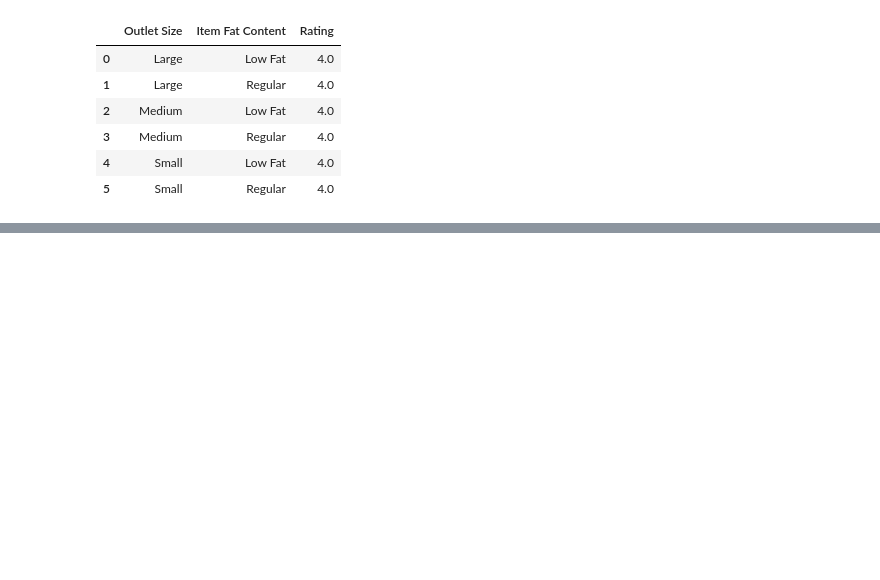
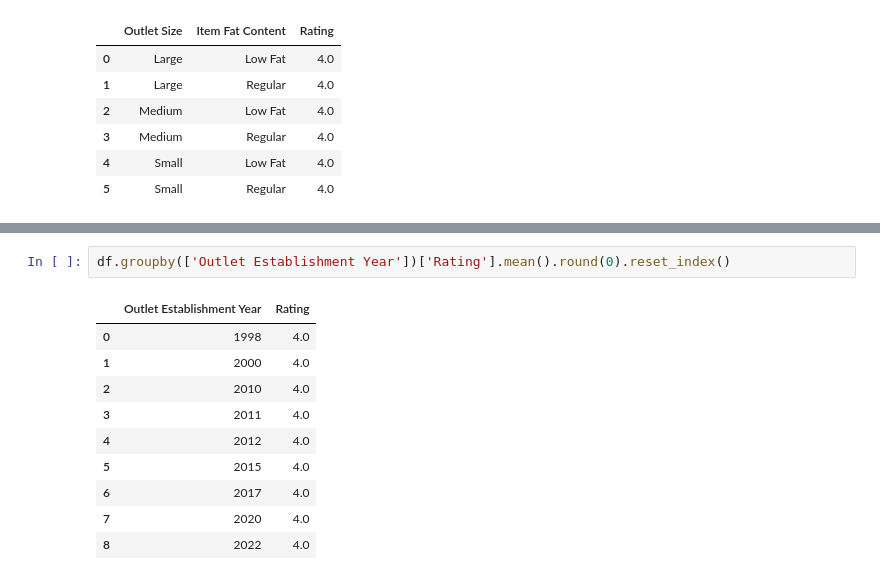
Before and after one commit to Akshay-Paunikar/Blinkit_Data_Analysis, a Jupyter notebook: blinkit_data_analysis.ipynb, the cells around one changed output, grey strips where cells are left out. Cells and saved outputs as stored; diff of their text form; blank space fills up the shorter version.

```diff
--- a/blinkit_data_analysis.ipynb
+++ b/blinkit_data_analysis.ipynb
@@ -303,0 +331,13 @@ df.groupby(['Outlet Size', 'Item Fat Content'])['Rating'].mean().round(0).reset_
+# %%
+df.groupby(['Outlet Establishment Year'])['Rating'].mean().round(0).reset_index()
+# %% [output]
+|  | Outlet Establishment Year | Rating |
+| 0 | 1998 | 4.0 |
+| 1 | 2000 | 4.0 |
+| 2 | 2010 | 4.0 |
+| 3 | 2011 | 4.0 |
+| 4 | 2012 | 4.0 |
+| 5 | 2015 | 4.0 |
+| 6 | 2017 | 4.0 |
+| 7 | 2020 | 4.0 |
+| 8 | 2022 | 4.0 |
```
Also changed, not shown: parts of 2 cells of this notebook.
